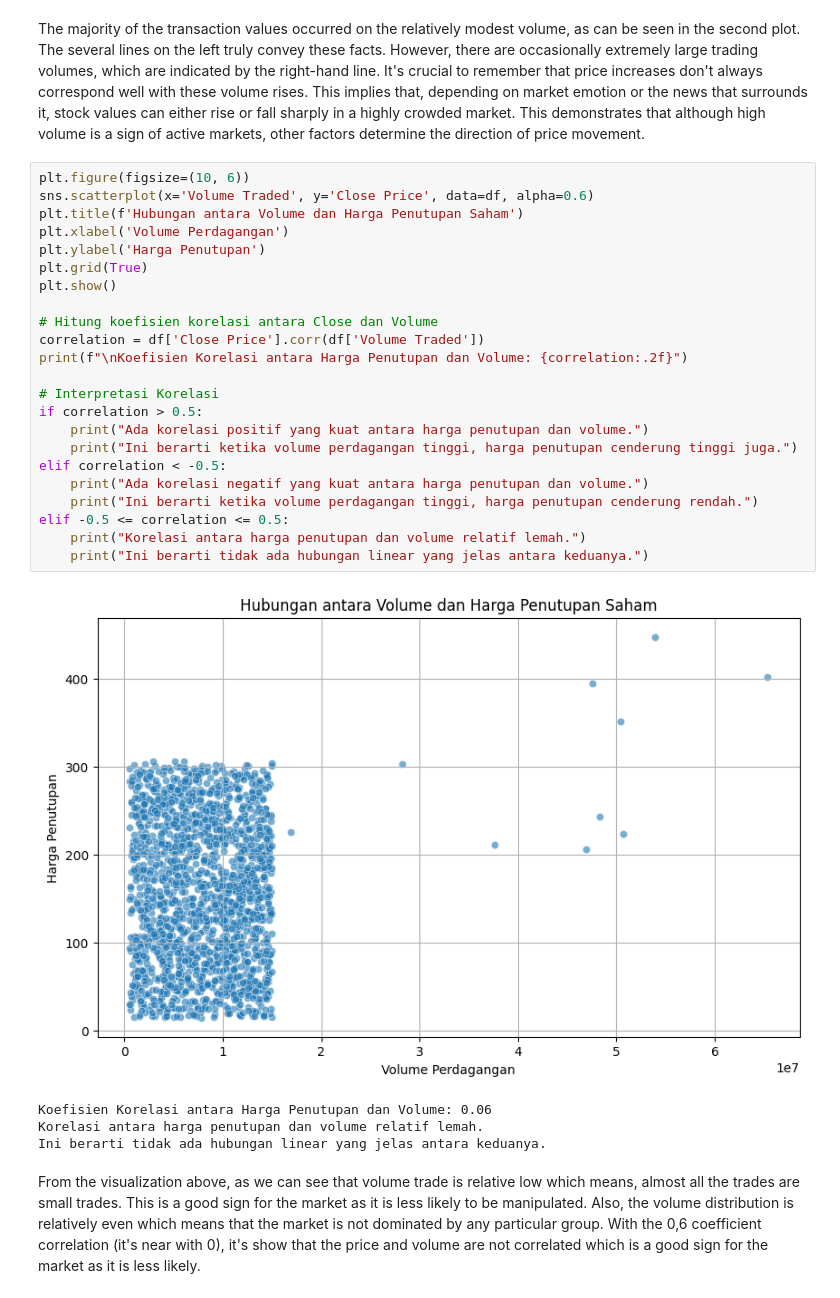
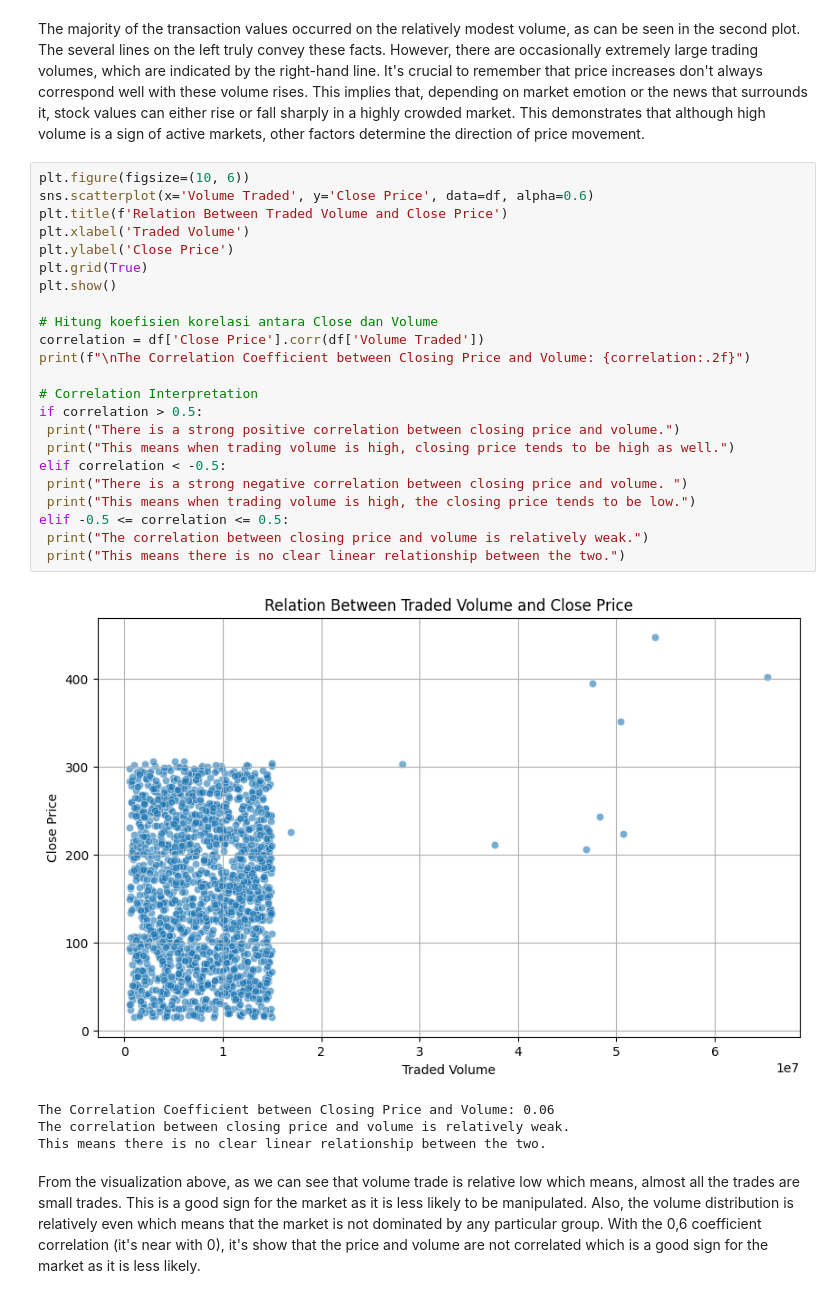
Before and after one commit to xyzaraa/trade-analysis, a Jupyter notebook: main.ipynb, the cells around one changed output. Drawn from its saved outputs; the diff is of its cells as text.

```diff
--- a/main.ipynb
+++ b/main.ipynb
@@ -131,31 +151,31 @@ The majority of the transaction values occurred on the relatively modest volume,
 # %%
 plt.figure(figsize=(10, 6))
 sns.scatterplot(x='Volume Traded', y='Close Price', data=df, alpha=0.6)
-plt.title(f'Hubungan antara Volume dan Harga Penutupan Saham')
-plt.xlabel('Volume Perdagangan')
-plt.ylabel('Harga Penutupan')
+plt.title(f'Relation Between Traded Volume and Close Price')
+plt.xlabel('Traded Volume')
+plt.ylabel('Close Price')
 plt.grid(True)
 plt.show()
 
 # Hitung koefisien korelasi antara Close dan Volume
 correlation = df['Close Price'].corr(df['Volume Traded'])
-print(f"\nKoefisien Korelasi antara Harga Penutupan dan Volume: {correlation:.2f}")
+print(f"\nThe Correlation Coefficient between Closing Price and Volume: {correlation:.2f}")
 
-# Interpretasi Korelasi
+# Correlation Interpretation
 if correlation > 0.5:
-    print("Ada korelasi positif yang kuat antara harga penutupan dan volume.")
-    print("Ini berarti ketika volume perdagangan tinggi, harga penutupan cenderung tinggi juga.")
+ print("There is a strong positive correlation between closing price and volume.")
+ print("This means when trading volume is high, closing price tends to be high as well.")
 elif correlation < -0.5:
-    print("Ada korelasi negatif yang kuat antara harga penutupan dan volume.")
-    print("Ini berarti ketika volume perdagangan tinggi, harga penutupan cenderung rendah.")
+ print("There is a strong negative correlation between closing price and volume. ")
+ print("This means when trading volume is high, the closing price tends to be low.")
 elif -0.5 <= correlation <= 0.5:
-    print("Korelasi antara harga penutupan dan volume relatif lemah.")
-    print("Ini berarti tidak ada hubungan linear yang jelas antara keduanya.")
+ print("The correlation between closing price and volume is relatively weak.")
+ print("This means there is no clear linear relationship between the two.")
 # %% [output]
-[figure, old version]
+[figure, new version]
-Koefisien Korelasi antara Harga Penutupan dan Volume: 0.06
-Korelasi antara harga penutupan dan volume relatif lemah.
-Ini berarti tidak ada hubungan linear yang jelas antara keduanya.
+The Correlation Coefficient between Closing Price and Volume: 0.06
+The correlation between closing price and volume is relatively weak.
+This means there is no clear linear relationship between the two.
 # %% [markdown]
 From the visualization above, as we can see that volume trade is relative low which means, almost all the trades are small trades. This is a good sign for the market as it is less likely to be manipulated. Also, the volume distribution is relatively even which means that the market is not dominated by any particular group. With the 0,6 coefficient correlation (it's near with 0), it's show that the price and volume are not correlated which is a good sign for the market as it is less likely.
 # %% [markdown]
```
Also changed, not shown: parts of 13 cells of this notebook.
